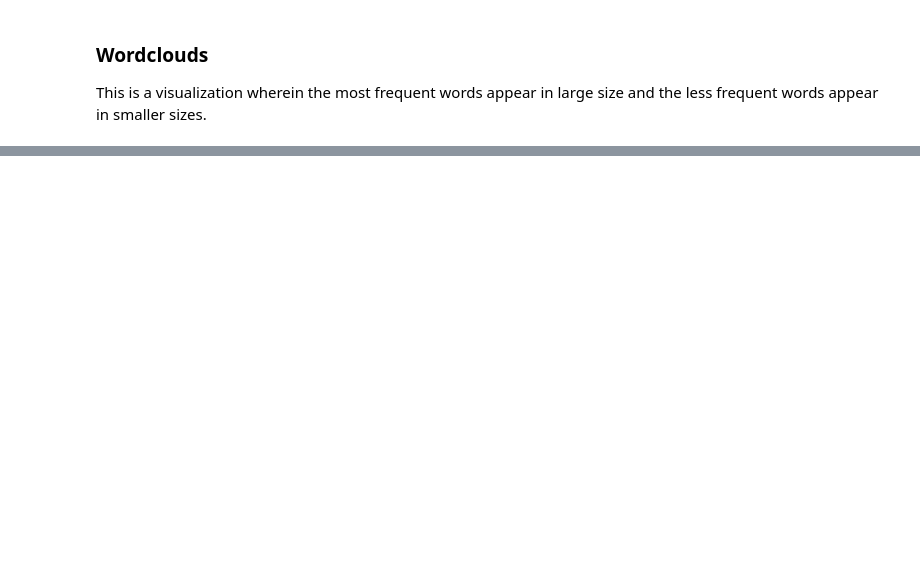
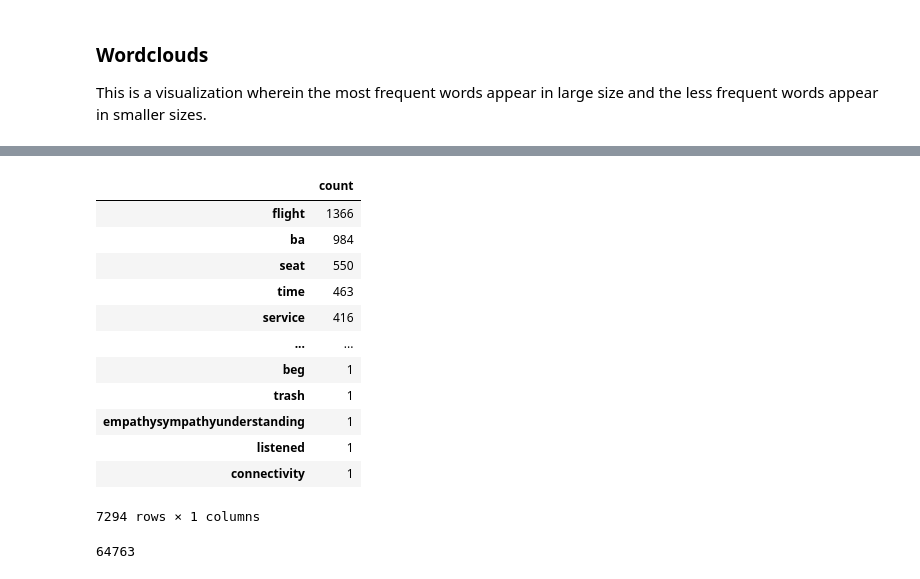
Before and after one commit to sabirinID/British-Airways-Data-Science-Virtual-Internship, a Jupyter notebook: Files/1-Web scraping to gain company insights/Data Analysis.ipynb, the cells around one changed output, grey strips where cells are left out. Saved outputs shown, nothing was run; the diff lists cells and outputs as text; code cells hidden in the pictures; blank space fills up the shorter version.

```diff
--- a/Files/1-Web scraping to gain company insights/Data Analysis.ipynb
+++ b/Files/1-Web scraping to gain company insights/Data Analysis.ipynb
@@ -242,0 +287,7 @@ plt.show()
+# %%
+# Process the text
+word_counts = wordcloud.process_text(big_string)
+
+# Print the word counts
+for word, count in word_counts.items():
+    print(f'{word}: {count}')
@@ -242,0 +312,25 @@ plt.show()
+# %%
+# Convert the dictionary into a DataFrame
+word_counts_df = pd.DataFrame.from_dict(word_counts, orient='index', columns=['count'])
+
+# Sort the DataFrame by the 'count' column in descending order
+word_counts_df_sorted = word_counts_df.sort_values(by='count', ascending=False)
+word_counts_df_sorted
+# %% [output]
+|  | count |
+| flight | 1366 |
+| ba | 984 |
+| seat | 550 |
+| time | 463 |
+| service | 416 |
+| ... | ... |
+| beg | 1 |
+| trash | 1 |
+| empathysympathyunderstanding | 1 |
+| listened | 1 |
+| connectivity | 1 |
+7294 rows × 1 columns
+# %%
+word_counts_df_sorted['count'].sum()
+# %% [output]
+64763
```
Also changed, not shown: parts of 8 cells of this notebook.
